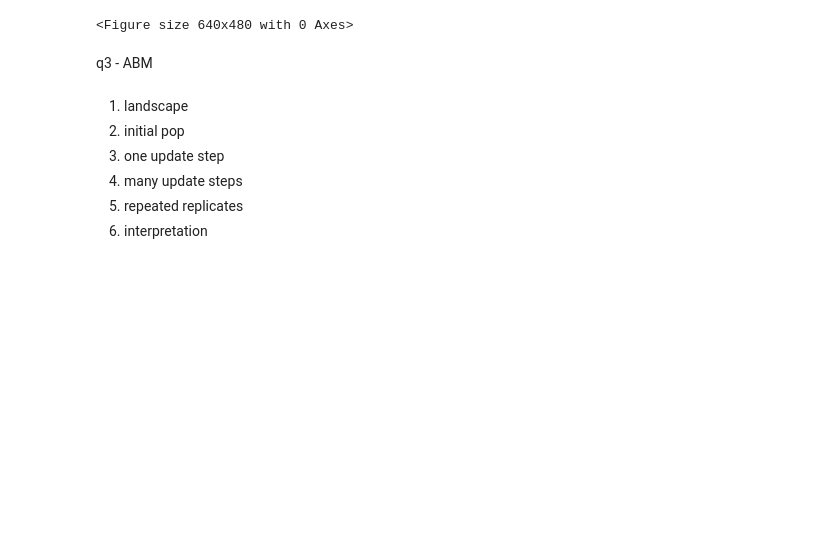
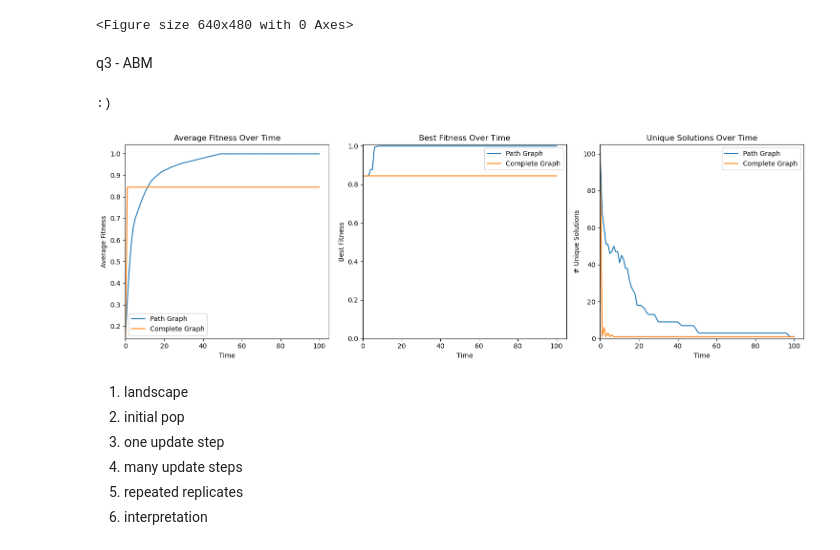
Before and after one commit to caleb-chandler/cnet5052_sp26, a Jupyter notebook: assignments/assignment04/assignment04.ipynb, the cells around one changed output. Saved outputs shown, nothing was run; the diff lists cells and outputs as text; code cells hidden in the pictures; blank space fills up the shorter version.

Commit message:
plotting done

```diff
--- a/assignments/assignment04/assignment04.ipynb
+++ b/assignments/assignment04/assignment04.ipynb
@@ -411,7 +411,6 @@ def mutate(bits):
     return tuple(mutated)
 # %%
 # --- building out simulation ---
-from PIL.features import check
 
 def apply_update(G, fitness_fn):
     '''
@@ -452,13 +451,16 @@ def apply_update(G, fitness_fn):
         G.nodes[node]['solution'] = sol
         G.nodes[node]['fitness'] = fitness_fn(sol)
 
-def run_sim(T, size, N, K, seed=None, apply_paper_skew=True):
+def run_sim(T, size, N=20, K=5, seed=None, apply_paper_skew=True):
     '''
     Runs simulation for Lazer-Friedman ABM on path graph and complete graph.
     Returns results for both in the form of a tuple of nested dictionaries formatted
     as time->node->attributes, indexed at 0 for path and 1 for complete.
     '''
     rng = np.random.default_rng(seed)
+    # accidentally used random module in some downstream functions and it's easier
+    # to fix it by just pinning that down as well
+    random.seed(seed)
 
     # get landscape + fitness fn
     landscape = generate_nk_landscape(N, K, seed, apply_paper_skew)
@@ -499,9 +501,9 @@ def run_sim(T, size, N, K, seed=None, apply_paper_skew=True):
     # enumerate for time lookup
     return dict(enumerate(hist_path)), dict(enumerate(hist_complete))
 
-# --- verifying ---
+# --- verification ---
 
-def check_quantities(t, path=None, cmpl=None, new=False, T=100, size=100, N=8, K=3, seed=21):
+def check_quantities(t, path=None, cmpl=None, new=False, T=100, size=100, N=20, K=5, seed=21):
     '''
     Checks average fitness, best fitness, and # unique solutions at a given timestep t.
     Returns tuple with each.
@@ -513,7 +515,7 @@ def check_quantities(t, path=None, cmpl=None, new=False, T=100, size=100, N=8, K
     if new:
         path, cmpl = run_sim(T, size, N, K, seed, apply_paper_skew=True)
     else:
-        if not path and cmpl:
+        if path is None or cmpl is None:
             print("Error: must provide histories if new != True.")
             return None
 
@@ -530,10 +532,66 @@ if p == c:
     print(":)")
 else:
     print(":(")
+# %% [output]
+:)
 # %%
 # --- implementation ---
 
-path, cmpl = run_sim(100,)
+path, cmpl = run_sim(100, 100, seed=2)
+
+# checking all timesteps
+quantity_history = []
+for t in range(len(path)): # path == cmpl and is indexed by time
+    p_stats, c_stats = check_quantities(t, path, cmpl)
+    quantity_history.append((p_stats, c_stats))
+
+# --- plotting ---
+
+# unpack
+times = range(len(quantity_history))
+path_avg = [q[0][0] for q in quantity_history]
+path_best = [q[0][1] for q in quantity_history]
+path_unique = [q[0][2] for q in quantity_history]
+cmpl_avg = [q[1][0] for q in quantity_history]
+cmpl_best = [q[1][1] for q in quantity_history]
+cmpl_unique = [q[1][2] for q in quantity_history]
+
+fig, ax = plt.subplots(1, 3, figsize=(15, 5))
+
+# average fitness
+ax[0].plot(times, path_avg, label='Path Graph')
+ax[0].plot(times, cmpl_avg, label='Complete Graph')
+ax[0].set_title('Average Fitness Over Time')
+ax[0].set_xlabel('Time')
+ax[0].set_ylabel('Average Fitness')
+ax[0].set_xlim(left=0)
+ax[0].set_ylim(bottom=min(path_avg))
+ax[0].legend()
+
+# best fitness
+ax[1].plot(times, path_best, label='Path Graph')
+ax[1].plot(times, cmpl_best, label='Complete Graph')
+ax[1].set_title('Best Fitness Over Time')
+ax[1].set_xlabel('Time')
+ax[1].set_ylabel('Best Fitness')
+ax[1].set_xlim(left=0)
+ax[1].set_ylim(bottom=0)
+ax[1].legend()
+
+# unique solutions
+ax[2].plot(times, path_unique, label='Path Graph')
+ax[2].plot(times, cmpl_unique, label='Complete Graph')
+ax[2].set_title('Unique Solutions Over Time')
+ax[2].set_xlabel('Time')
+ax[2].set_ylabel('# Unique Solutions')
+ax[2].set_xlim(left=0)
+ax[2].set_ylim(bottom=0)
+ax[2].legend()
+
+plt.tight_layout()
+plt.savefig('imgs/quantities_over_time.png')
+# %% [output]
+[figure, added]
 # %% [markdown]
 1. landscape
 2. initial pop
```
Also changed, not shown: 1 other file.
